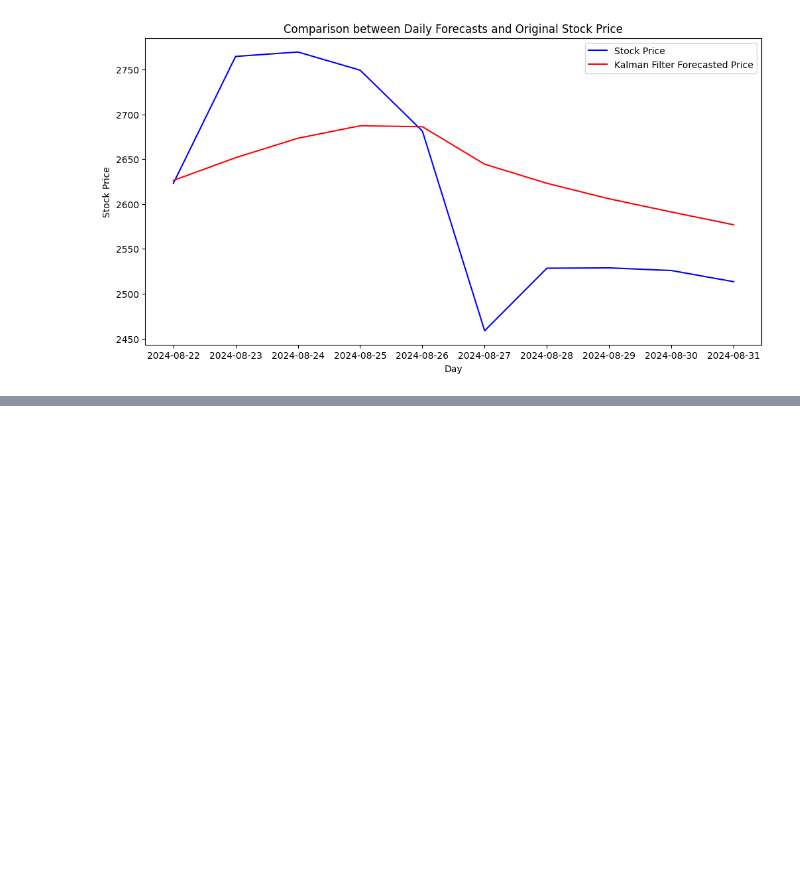
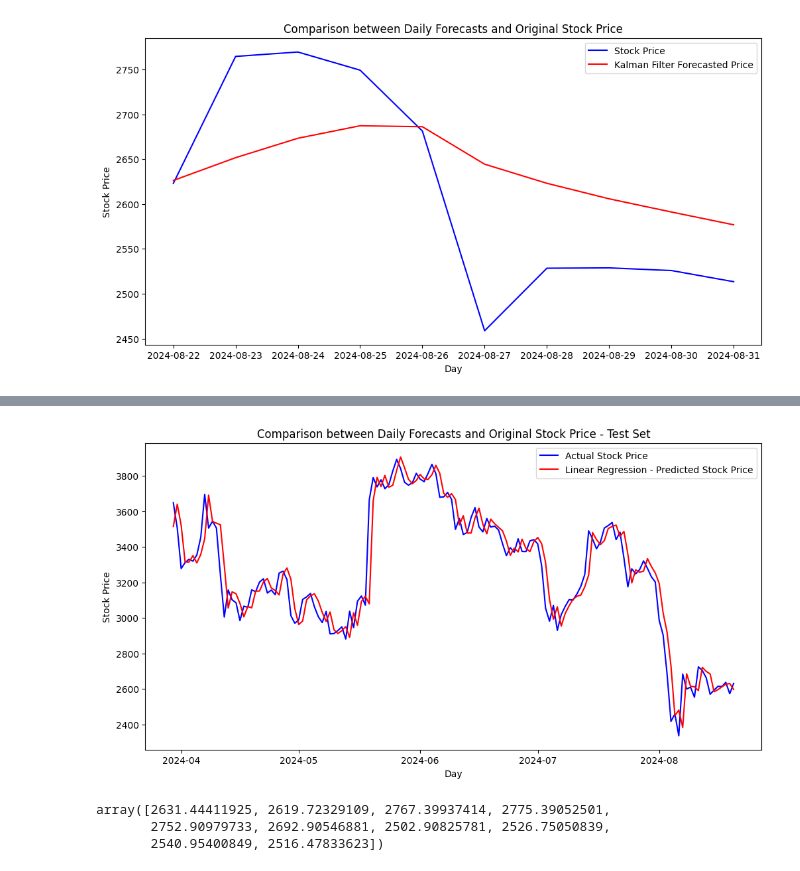
Before and after one commit to rakeshsharma14/WorldQuant-Capstone, a Jupyter notebook: MScFE_Capstone_Workbook_M4.ipynb, the cells around one changed output, grey strips where cells are left out. Cells and saved outputs as stored; diff of their text form; code cells hidden in the pictures; blank space fills up the shorter version.

```diff
--- a/MScFE_Capstone_Workbook_M4.ipynb
+++ b/MScFE_Capstone_Workbook_M4.ipynb
@@ -456,0 +516,4 @@ plt.title('Comparison between Daily Forecasts and Original Stock Price');
+# %%
+eth_df['Target'] = eth_df['Adj Close'].shift(-1)
+eth_df.dropna(inplace=True)
+eth_df.head()
@@ -456,0 +540,3 @@ plt.title('Comparison between Daily Forecasts and Original Stock Price');
+# %%
+forecast_set = eth_df[-10:] # validation set
+training_set = eth_df[:-10]
@@ -456,0 +558,15 @@ plt.title('Comparison between Daily Forecasts and Original Stock Price');
+# %%
+from sklearn.model_selection import train_test_split
+from sklearn.linear_model import LinearRegression
+
+X = training_set.drop('Target', axis=1)
+y = training_set['Target']
+
+X_train, X_test, y_train, y_test = train_test_split(X,y, test_size=0.2, random_state=42, shuffle=False)
+
+
+lr = LinearRegression(n_jobs=-1)
+lr.fit(X_train, y_train)
+
+score = lr.score(X_test, y_test)
+print('The linear regression confidence is {}'.format(score))
@@ -456,0 +575,6 @@ plt.title('Comparison between Daily Forecasts and Original Stock Price');
+# %%
+prediction = lr.predict(X_test)
+
+from sklearn.metrics import r2_score , mean_absolute_percentage_error
+print("R square {}".format(r2_score(y_test, prediction)))
+print("Mean absolute percentage error {}".format(mean_absolute_percentage_error(y_test, prediction)))
@@ -456,0 +600,20 @@ plt.title('Comparison between Daily Forecasts and Original Stock Price');
+# %%
+plt.figure(figsize=(12,6))
+plt.plot(y_test ,'b',lw=1.5)
+plt.plot(pd.DataFrame(data=prediction, index=y_test.index) ,'r',lw=1.5)
+plt.legend(['Actual Stock Price', 'Linear Regression - Predicted Stock Price'])
+plt.xlabel('Day')
+plt.ylabel('Stock Price')
+plt.title('Comparison between Daily Forecasts and Original Stock Price - Test Set');
+# %% [output]
+[figure, added]
+# %%
+# We will not forecast for the next days based on this model
+forecast_X = forecast_set.drop('Target', axis=1)
+forecast_y = forecast_set['Target']
+forecast_pred = lr.predict(forecast_X)
+forecast_pred
+# %% [output]
+array([2631.44411925, 2619.72329109, 2767.39937414, 2775.39052501,
+       2752.90979733, 2692.90546881, 2502.90825781, 2526.75050839,
+       2540.95400849, 2516.47833623])
```
Also changed, not shown: parts of 19 cells of this notebook.
